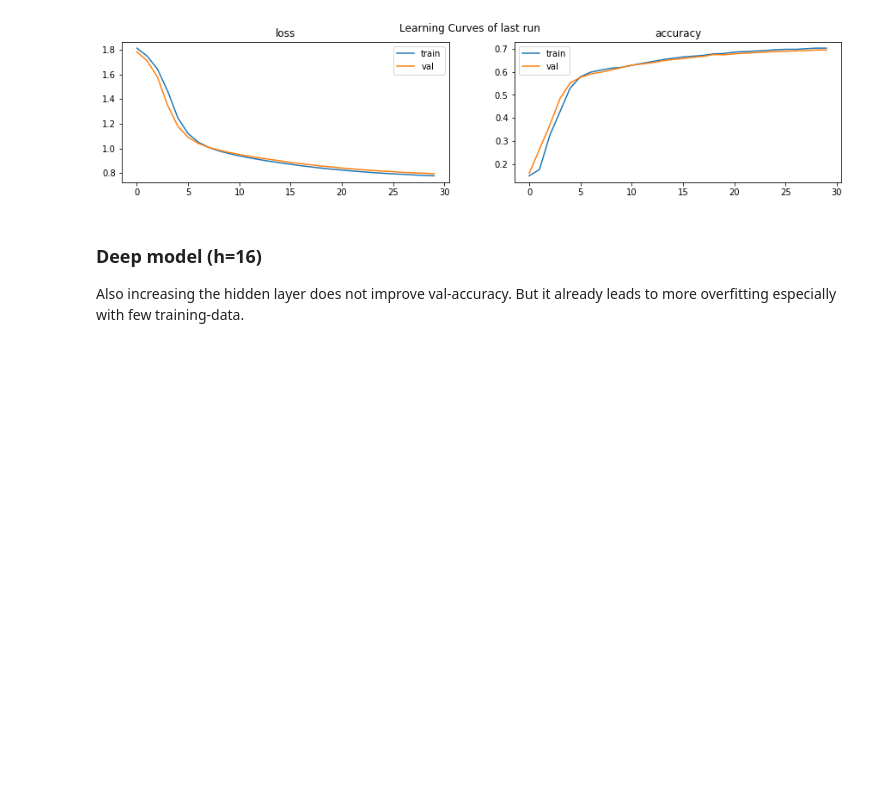
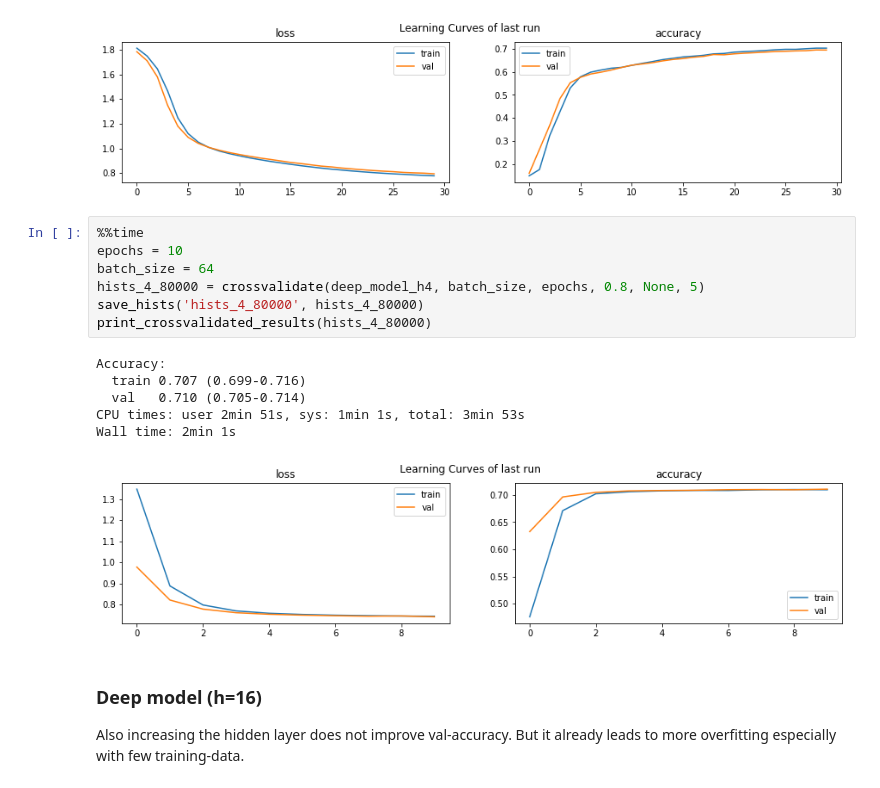
Before and after one commit to vogi23/VM2-Code, a Jupyter notebook: project/07_Jass_NN_multi.ipynb, the cells around one changed output. Drawn from its saved outputs; the diff is of its cells as text; blank space fills up the shorter version.

```diff
--- a/project/07_Jass_NN_multi.ipynb
+++ b/project/07_Jass_NN_multi.ipynb
@@ -271,6 +285,20 @@ Accuracy:
 CPU times: user 1min 6s, sys: 5.57 s, total: 1min 12s
 Wall time: 1min 1s
 [figure]
+# %%
+%%time
+epochs = 10
+batch_size = 64
+hists_4_80000 = crossvalidate(deep_model_h4, batch_size, epochs, 0.8, None, 5)
+save_hists('hists_4_80000', hists_4_80000)
+print_crossvalidated_results(hists_4_80000)
+# %% [output]
+Accuracy:
+  train 0.707 (0.699-0.716)
+  val   0.710 (0.705-0.714)
+CPU times: user 2min 51s, sys: 1min 1s, total: 3min 53s
+Wall time: 2min 1s
+[figure, added]
 # %% [markdown]
 ### Deep model (h=16)
 
```
Also changed, not shown: parts of 6 cells of this notebook, 32 other files.
